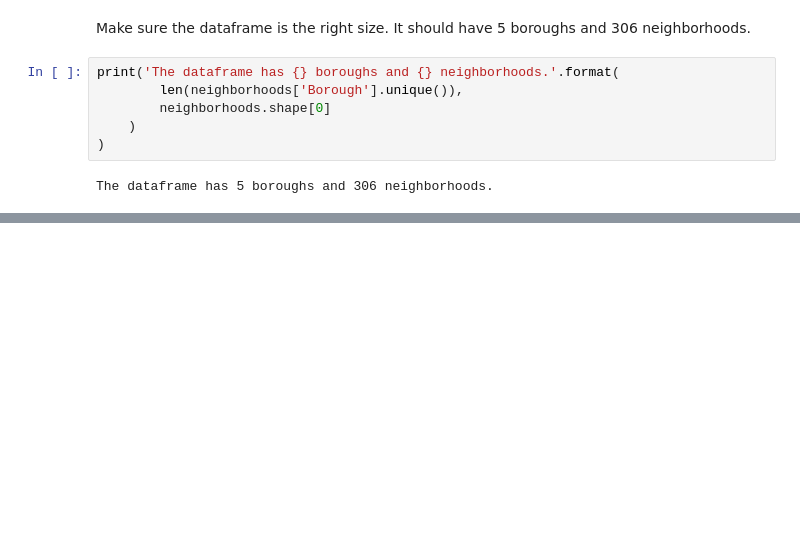
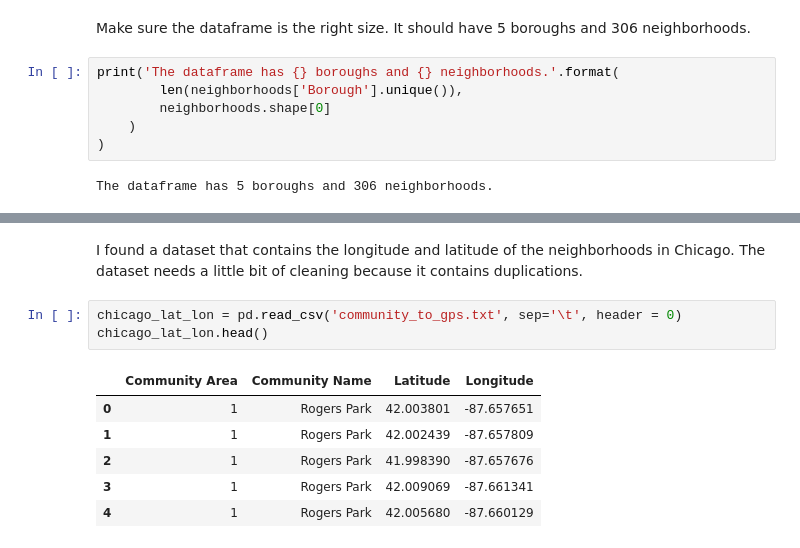
Before and after one commit to hackmeopen/Coursera_Capstone, a Jupyter notebook: Coursera Capstone Final Project.ipynb, the cells around one changed output, grey strips where cells are left out. Drawn from its saved outputs; the diff is of its cells as text; blank space fills up the shorter version.

```diff
--- a/Coursera Capstone Final Project.ipynb
+++ b/Coursera Capstone Final Project.ipynb
@@ -90,0 +181,12 @@ The dataframe has 5 boroughs and 306 neighborhoods.
+# %% [markdown]
+I found a dataset that contains the longitude and latitude of the neighborhoods in Chicago. The dataset needs a little bit of cleaning because it contains duplications.
+# %%
+chicago_lat_lon = pd.read_csv('community_to_gps.txt', sep='\t', header = 0)
+chicago_lat_lon.head()
+# %% [output]
+|  | Community Area | Community Name | Latitude | Longitude |
+| 0 | 1 | Rogers Park | 42.003801 | -87.657651 |
+| 1 | 1 | Rogers Park | 42.002439 | -87.657809 |
+| 2 | 1 | Rogers Park | 41.998390 | -87.657676 |
+| 3 | 1 | Rogers Park | 42.009069 | -87.661341 |
+| 4 | 1 | Rogers Park | 42.005680 | -87.660129 |
```
Also changed, not shown: parts of 8 cells of this notebook.
